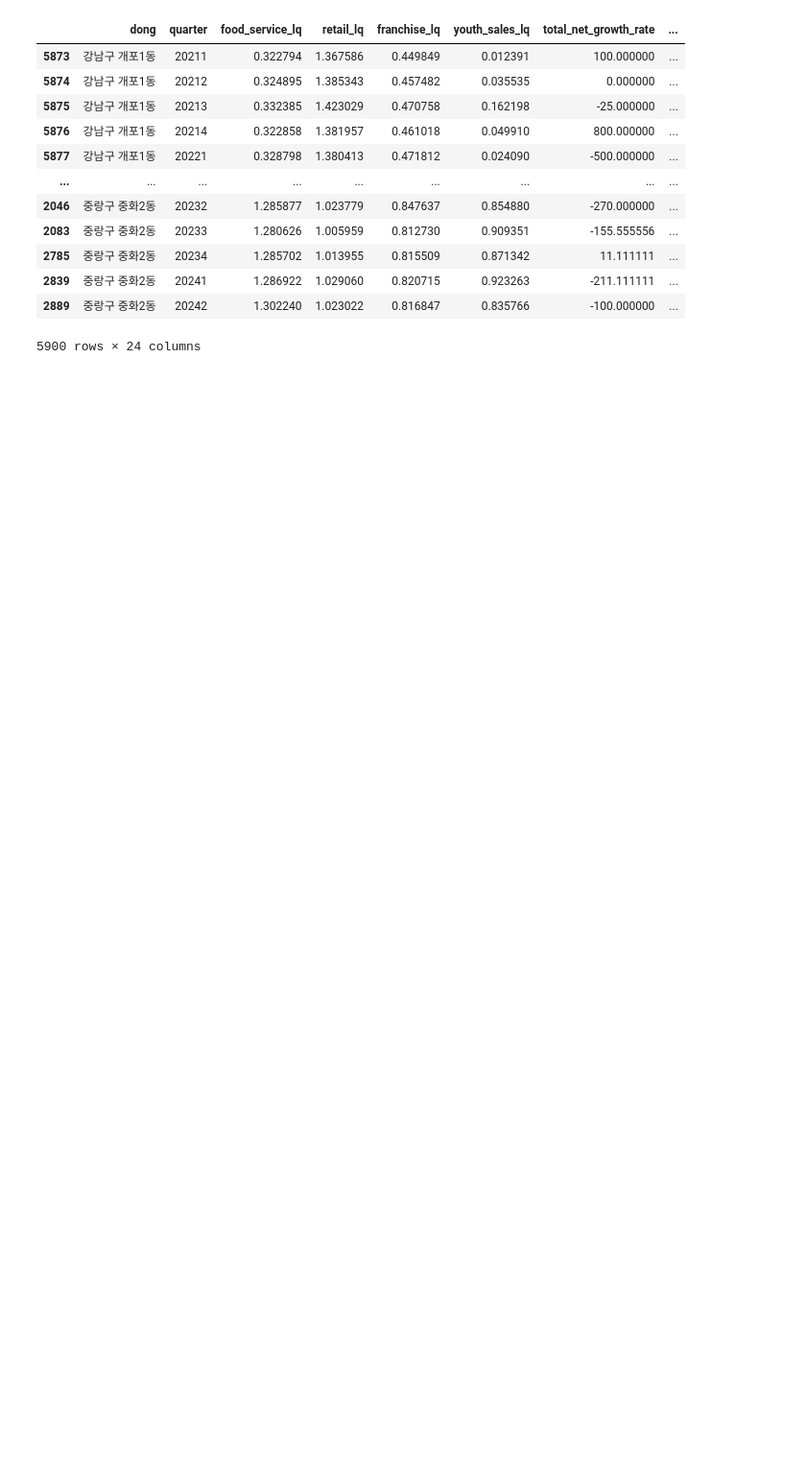
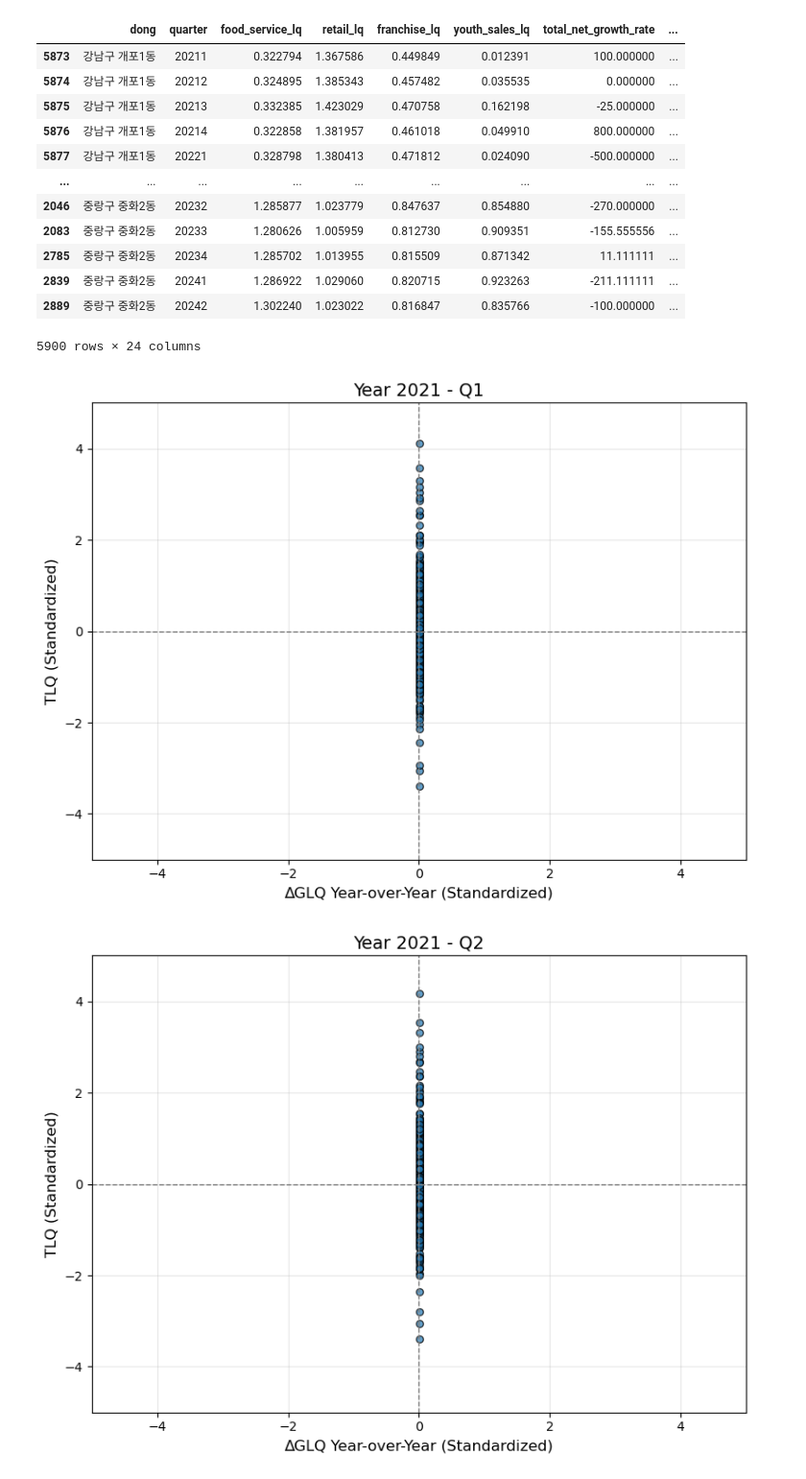
Before and after one commit to Gyuhyeon-Eom/FInal_Project, a Jupyter notebook: Final_FInal_LQ_EOM_2.ipynb, the cells around one changed output. Shown at 96% size. Drawn from its saved outputs; the diff is of its cells as text; code cells hidden in the pictures; blank space fills up the shorter version.

```diff
--- a/Final_FInal_LQ_EOM_2.ipynb
+++ b/Final_FInal_LQ_EOM_2.ipynb
@@ -237,3 +233,31 @@ merged_df_sorted
 5900 rows × 24 columns
 # %%
 merged_df_sorted.to_csv('merged_lq.csv', encoding ='utf-8')
+# %%
+import matplotlib.pyplot as plt
+
+# Define fixed axis limits for consistency
+x_min, x_max = -5, 5  # Adjust these values as needed
+y_min, y_max = -5, 5  # Adjust these values as needed
+
+# Create separate figures for each quarter within each year
+for year in sorted(unique_years):
+    for qtr in sorted(unique_quarters):
+        data = merged_df_sorted[(merged_df_sorted['year'] == year) & (merged_df_sorted['qtr'] == qtr)]
+
+        if not data.empty:  # Proceed only if there is data for the current year and quarter
+            plt.figure(figsize=(8, 6))
+            plt.scatter(data['delta_glq_year'], data['tlq'], alpha=0.7, edgecolors='k', s=30)
+            plt.title(f'Year {year} - Q{qtr}', fontsize=14)
+            plt.xlabel('∆GLQ Year-over-Year (Standardized)', fontsize=12)
+            plt.ylabel('TLQ (Standardized)', fontsize=12)
+            plt.axhline(y=0, color='gray', linestyle='--', linewidth=1)
+            plt.axvline(x=0, color='gray', linestyle='--', linewidth=1)
+            plt.xlim(x_min, x_max)  # Fix x-axis limits
+            plt.ylim(y_min, y_max)  # Fix y-axis limits
+            plt.grid(alpha=0.3)
+            plt.tight_layout()
+            plt.show()
+# %% [output]
+[figure, added]
+[figure, added]
```
Also changed, not shown: parts of 2 cells of this notebook.
